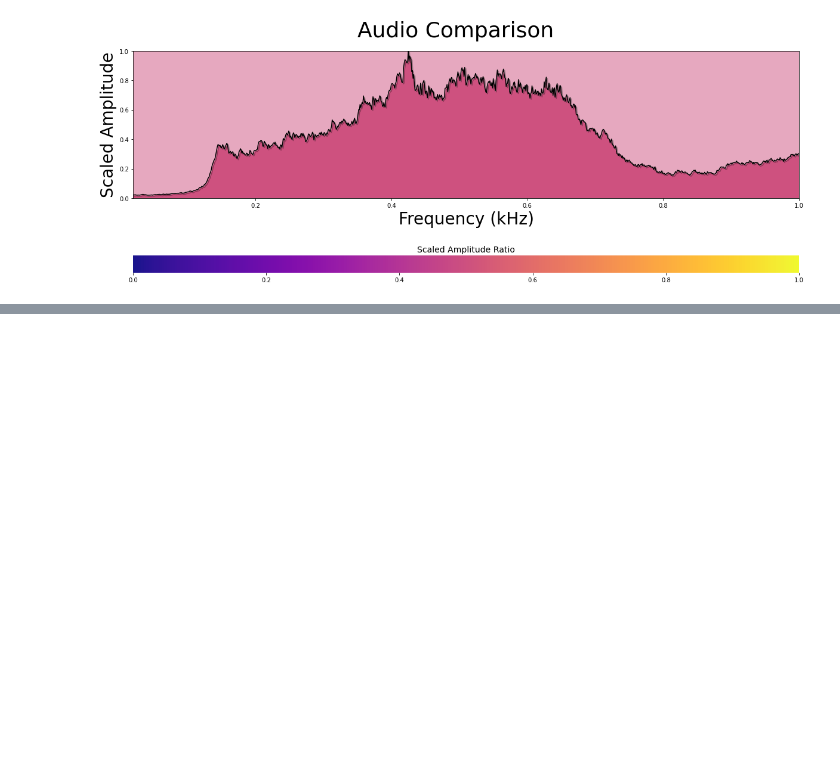
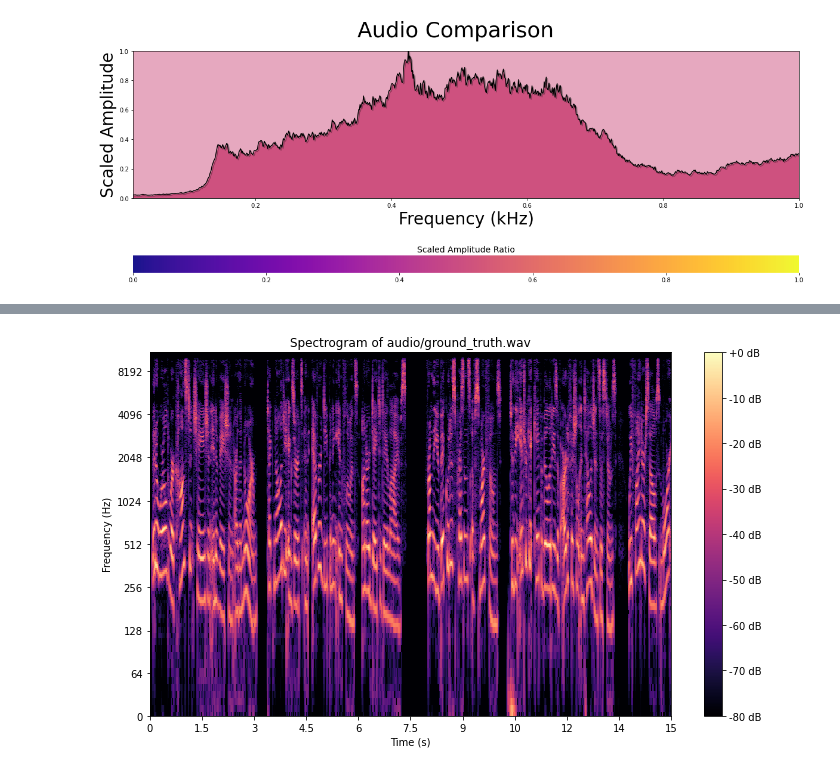
Before and after one commit to JeroenW-1951880/audio_analyzer, a Jupyter notebook: main.ipynb, the cells around one changed output, grey strips where cells are left out. Saved outputs shown, nothing was run; the diff lists cells and outputs as text; code cells hidden in the pictures; blank space fills up the shorter version.

```diff
--- a/main.ipynb
+++ b/main.ipynb
@@ -369,0 +506,82 @@ print(cross_entropy)
+# %%
+#plot the spectograms of 3lines.wav, 30lines.wav and the ground truth
+
+# Load the .wav file
+wav_file = "audio/ground_truth.wav"
+y, sr = librosa.load(wav_file)
+
+print("Ground truth:")
+
+# Create the plot
+plt.figure(figsize=(10, 4))
+librosa.display.waveshow(y, sr=sr)
+plt.title('Waveform of {}'.format(wav_file))
+plt.xlabel('Time (s)')
+plt.ylabel('Amplitude')
+plt.tight_layout()
+plt.show()
+
+# Compute the spectrogram
+D = librosa.amplitude_to_db(librosa.stft(y), ref=np.max)
+
+# Create the plot
+plt.figure(figsize=(10, 6))
+librosa.display.specshow(D, sr=sr, x_axis='time', y_axis='log')
+plt.colorbar(format='%+2.0f dB')
+plt.title('Spectrogram of {}'.format(wav_file))
+plt.xlabel('Time (s)')
+plt.ylabel('Frequency (Hz)')
+plt.tight_layout()
+plt.xlim(0, 15)
+plt.show()
+
+# Load the .wav file
+wav_file = "audio/3lines.wav"
+y, sr = librosa.load(wav_file)
+
+print("3lines:")
+# Create the plot
+plt.figure(figsize=(10, 4))
+librosa.display.waveshow(y, sr=sr)
+plt.title('Waveform of {}'.format(wav_file))
+plt.xlabel('Time (s)')
+plt.ylabel('Amplitude')
+plt.tight_layout()
+plt.show()
+
+# Compute the spectrogram
+D = librosa.amplitude_to_db(librosa.stft(y), ref=np.max)
+librosa.display.specshow(D, sr=sr, x_axis='time', y_axis='log')
+plt.colorbar(format='%+2.0f dB')
+plt.title('Spectrogram of {}'.format(wav_file))
+plt.xlabel('Time (s)')
+plt.ylabel('Frequency (Hz)')
+plt.tight_layout()
+plt.xlim(0, 15)
+plt.show()
+
+# Load the .wav file
+wav_file = "audio/30lines.wav"
+y, sr = librosa.load(wav_file)
+
+print("30lines:")
+# Create the plot
+plt.figure(figsize=(10, 4))
+librosa.display.waveshow(y, sr=sr)
+plt.title('Waveform of {}'.format(wav_file))
+plt.xlabel('Time (s)')
+plt.ylabel('Amplitude')
+plt.tight_layout()
+plt.show()
+
+# Compute the spectrogram
+D = librosa.amplitude_to_db(librosa.stft(y), ref=np.max)
+librosa.display.specshow(D, sr=sr, x_axis='time', y_axis='log')
+plt.colorbar(format='%+2.0f dB')
+plt.title('Spectrogram of {}'.format(wav_file))
+plt.xlabel('Time (s)')
+plt.ylabel('Frequency (Hz)')
+plt.tight_layout()
+plt.xlim(0, 15)
+plt.show()
+# %% [output]
@@ -369,0 +590 @@ print(cross_entropy)
+[figure, added]
```
Also changed, not shown: parts of 8 cells of this notebook.
